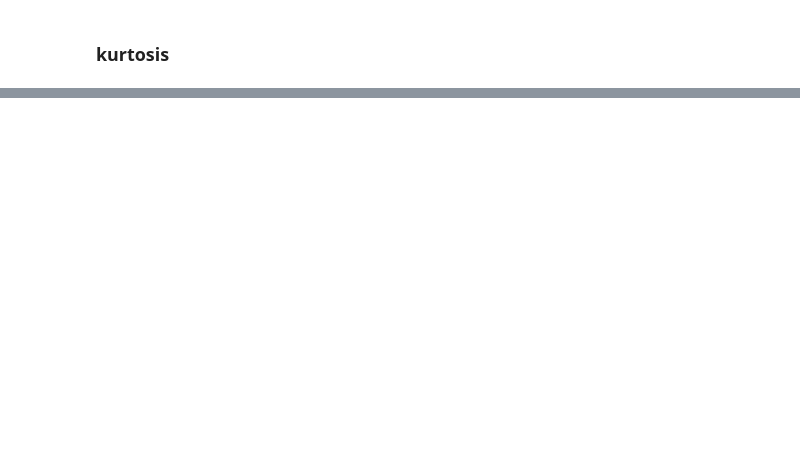
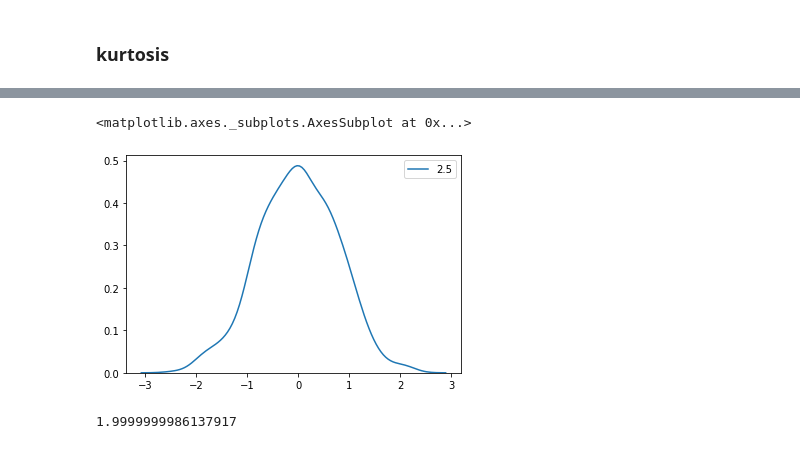
Before and after one commit to micky85lu/Data-Assimilation-Project, a Jupyter notebook: test_nongaussian.ipynb, the cells around one changed output, grey strips where cells are left out. Cells and saved outputs as stored; diff of their text form; code cells hidden in the pictures; blank space fills up the shorter version.

```diff
--- a/test_nongaussian.ipynb
+++ b/test_nongaussian.ipynb
@@ -257,0 +347,15 @@ plt.hist(sinh_arcsinh_transform(x, 0, 1.2))
+# %%
+fig, ax = plt.subplots()
+
+my_cv.delta = 1.2
+samples = my_cv.rvs(size=1000)
+sns.kdeplot(samples, label=str(e), ax=ax)
+# %% [output]
+<matplotlib.axes._subplots.AxesSubplot at 0x...>
+[figure, added]
+# %%
+my_cv.epsilon = 0
+my_cv.delta = 1
+my_cv.var(scale=np.sqrt(2))
+# %% [output]
+1.9999999986137917
```
Also changed, not shown: parts of 10 cells of this notebook.
